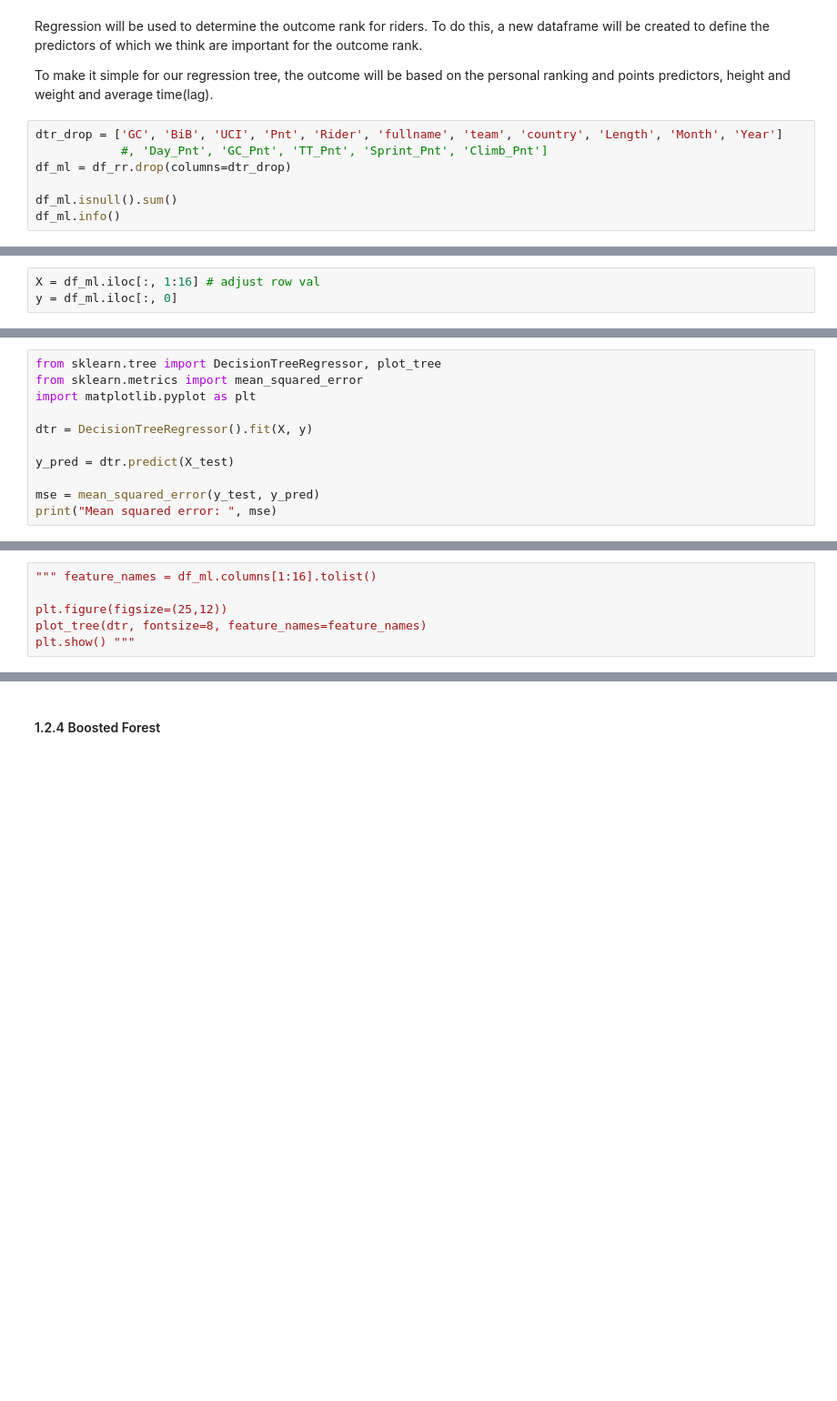
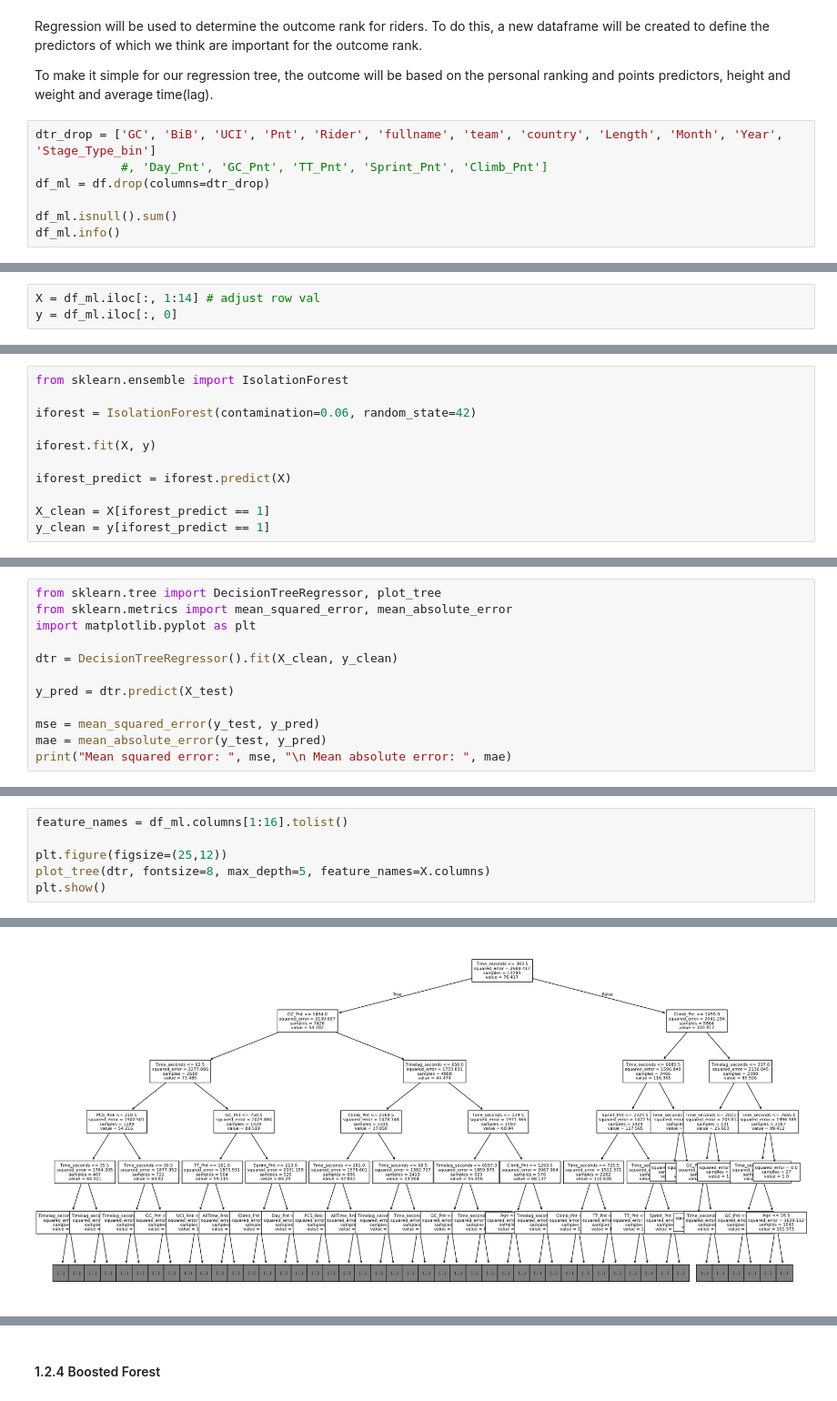
Before and after one commit to thmaz/DatSci_PI7-1, a Jupyter notebook: pi7-3.ipynb, the cells around one changed output, grey strips where cells are left out. Shown at 91% size. Drawn from its saved outputs; the diff is of its cells as text; blank space fills up the shorter version.

```diff
--- a/pi7-3.ipynb
+++ b/pi7-3.ipynb
@@ -345,9 +347,9 @@ Regression will be used to determine the outcome rank for riders. To do this, a
 
 To make it simple for our regression tree, the outcome will be based on the personal ranking  and points predictors, height and weight and average time(lag).
 # %%
-dtr_drop = ['GC', 'BiB', 'UCI', 'Pnt', 'Rider', 'fullname', 'team', 'country', 'Length', 'Month', 'Year']
+dtr_drop = ['GC', 'BiB', 'UCI', 'Pnt', 'Rider', 'fullname', 'team', 'country', 'Length', 'Month', 'Year', 'Stage_Type_bin']
             #, 'Day_Pnt', 'GC_Pnt', 'TT_Pnt', 'Sprint_Pnt', 'Climb_Pnt']
-df_ml = df_rr.drop(columns=dtr_drop)
+df_ml = df.drop(columns=dtr_drop)
 
 df_ml.isnull().sum()
 df_ml.info()
@@ -407,3 +411,3 @@ Name: Rnk, Length: 12175, dtype: float64>
 # %%
-X = df_ml.iloc[:, 1:16] # adjust row val
+X = df_ml.iloc[:, 1:14] # adjust row val
 y = df_ml.iloc[:, 0]
@@ -426,3 +418,14 @@ Name: Rnk, Length: 12175, dtype: float64
+# %%
+from sklearn.ensemble import IsolationForest
+
+iforest = IsolationForest(contamination=0.06, random_state=42)
+
+iforest.fit(X, y)
+
+iforest_predict = iforest.predict(X)
+
+X_clean = X[iforest_predict == 1]
+y_clean = y[iforest_predict == 1]
 # %%
 from sklearn.model_selection import train_test_split
 
@@ -430,12 +433,13 @@ X_train, X_test, y_train, y_test = train_test_split(X, y, random_state=17, test_
 # %%
 from sklearn.tree import DecisionTreeRegressor, plot_tree
-from sklearn.metrics import mean_squared_error
+from sklearn.metrics import mean_squared_error, mean_absolute_error
 import matplotlib.pyplot as plt
 
-dtr = DecisionTreeRegressor().fit(X, y)
+dtr = DecisionTreeRegressor().fit(X_clean, y_clean)
 
 y_pred = dtr.predict(X_test)
 
 mse = mean_squared_error(y_test, y_pred)
-print("Mean squared error: ", mse)
+mae = mean_absolute_error(y_test, y_pred)
+print("Mean squared error: ", mse, "\n Mean absolute error: ", mae)
 # %% [output]
@@ -443,7 +451,7 @@ Mean squared error:  0.368788501026694
 # %%
-""" feature_names = df_ml.columns[1:16].tolist()
+feature_names = df_ml.columns[1:16].tolist()
 
 plt.figure(figsize=(25,12))
-plot_tree(dtr, fontsize=8, feature_names=feature_names)
-plt.show() """
+plot_tree(dtr, fontsize=8, max_depth=5, feature_names=X.columns)
+plt.show()
 # %% [output]
@@ -450,0 +458 @@ plt.show() """
+[figure, added]
```
Also changed, not shown: parts of 38 cells of this notebook.
